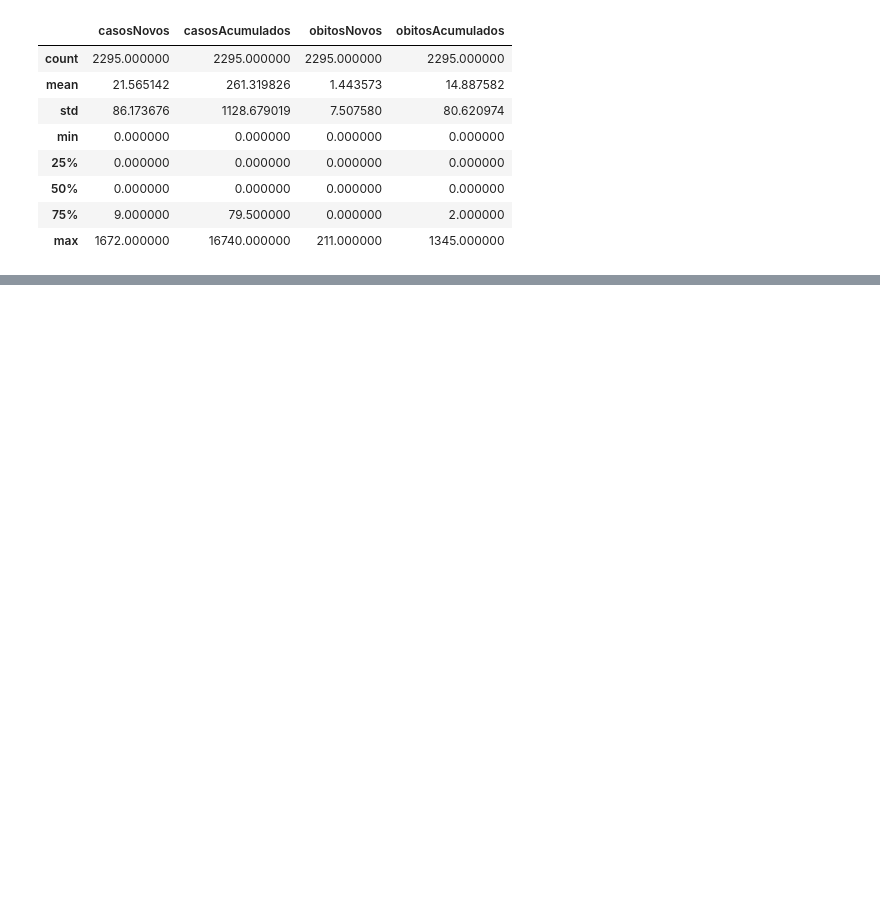
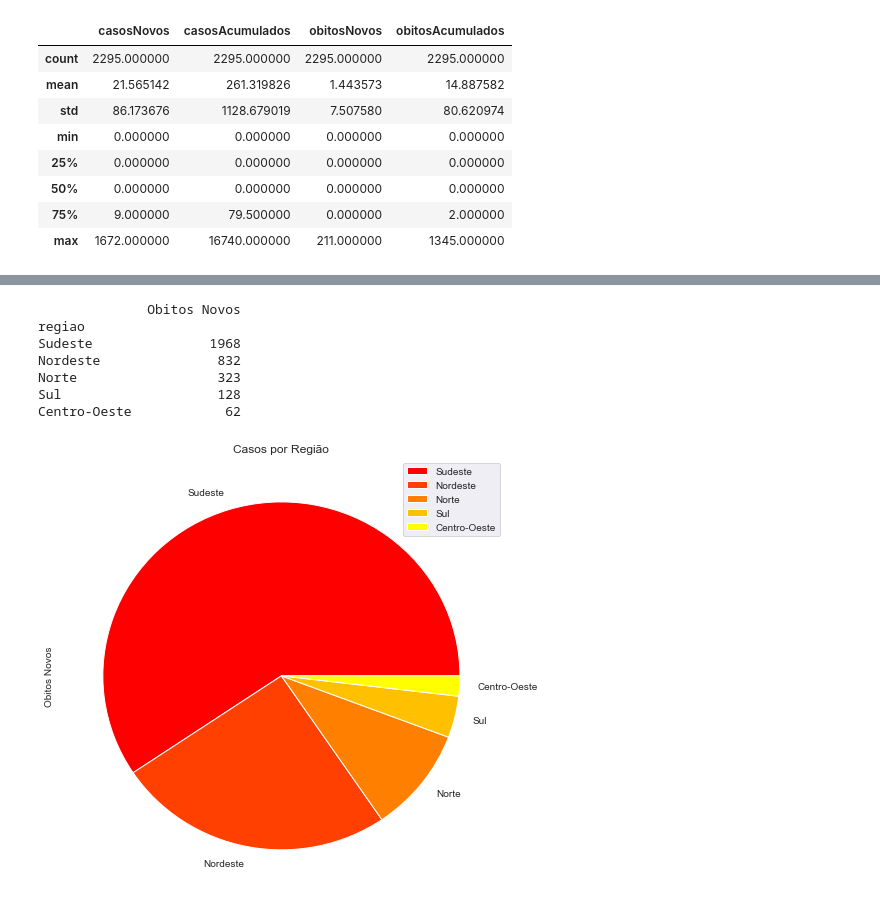
Before and after one commit to Rafaelcerq28/Analise_Covid-19, a Jupyter notebook: Visualização COVID-19.ipynb, the cells around one changed output, grey strips where cells are left out. Saved outputs shown, nothing was run; the diff lists cells and outputs as text; code cells hidden in the pictures; blank space fills up the shorter version.

```diff
--- a/Visualização COVID-19.ipynb
+++ b/Visualização COVID-19.ipynb
@@ -121 +134,23 @@ Centro-Oeste         1823
+# %%
+#Fazer grafico de Obitos por região
+total_casos_por_regiao = cv.groupby('regiao')[['estado','obitosNovos']].sum().sort_values(by='obitosNovos',ascending=False)
+total_casos_por_regiao.columns = ['Obitos Novos']
+
+print(total_casos_por_regiao)
+#Aumentar tamanho da legenda
+plt.rcParams['legend.fontsize'] = 10
+
+total_casos_por_regiao.plot(kind='pie',subplots=True,figsize=(8,8),cmap='autumn')
+plt.title('Casos por Região')
+
+plt.show()
+# %% [output]
+              Obitos Novos
+regiao
+Sudeste               1968
+Nordeste               832
+Norte                  323
+Sul                    128
+Centro-Oeste            62
+[figure, added]
 # %%
```
Also changed, not shown: parts of 24 cells of this notebook, 9 other files.
